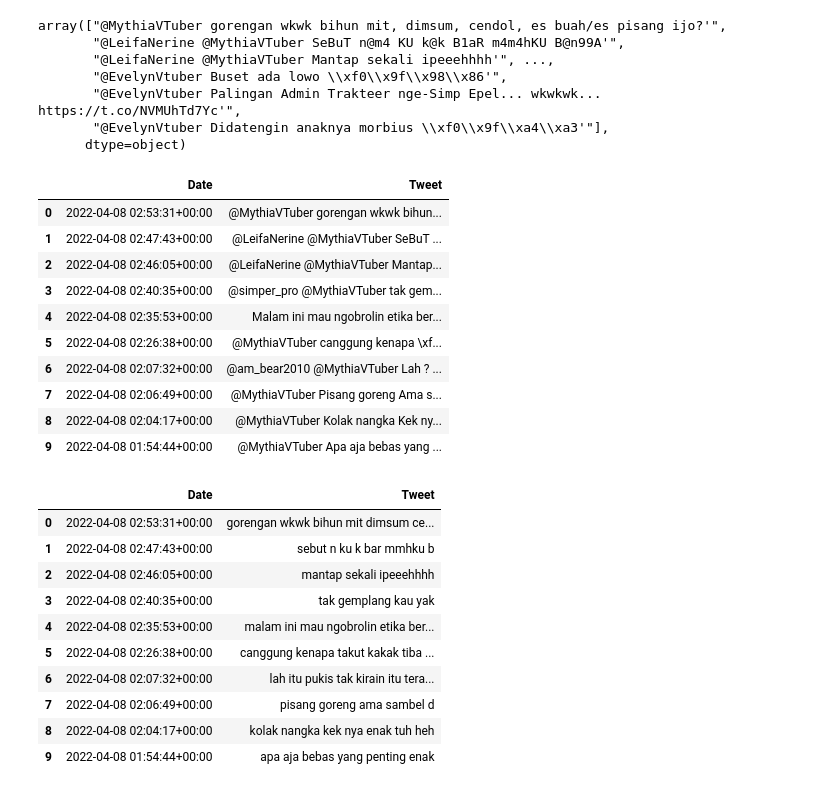
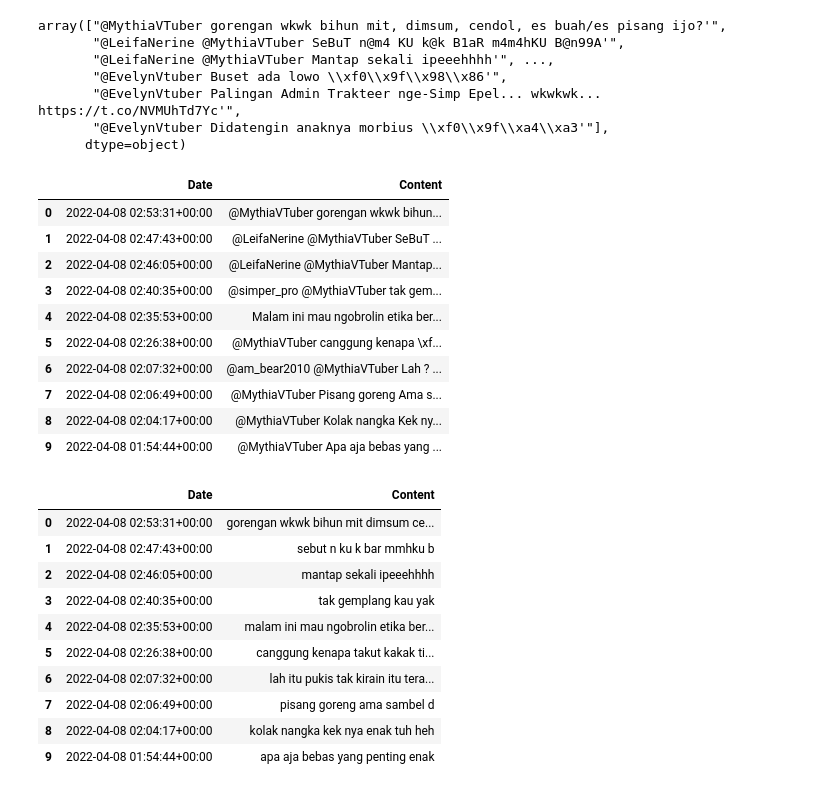
Before and after one commit to NAiTO2911/SentimentAnalystVTUBERIndonesia, a Jupyter notebook: cleaning.ipynb, the cells around one changed output. Saved outputs shown, nothing was run; the diff lists cells and outputs as text; code cells hidden in the pictures.

```diff
--- a/cleaning.ipynb
+++ b/cleaning.ipynb
@@ -53,8 +54,8 @@ data.head(10)
 | 8 | 2022-04-08 02:04:17+00:00 | b'@MythiaVTuber Kolak nangka \nKe... |
 | 9 | 2022-04-08 01:54:44+00:00 | b'@MythiaVTuber Apa aja bebas yan... |
 # %%
-data['Tweet'] =  data['Tweet'].apply(lambda x : cleaning(x))
-data['Tweet'].values
+data['Content'] =  data['Content'].apply(lambda x : cleaning(x))
+data['Content'].values
 # %% [output]
 array(["@MythiaVTuber gorengan wkwk bihun mit, dimsum, cendol, es buah/es pisang ijo?'",
        "@LeifaNerine @MythiaVTuber SeBuT n@m4 KU k@k B1aR m4m4hKU B@n99A'",
@@ -70,7 +71,7 @@ with open("stopwords.txt", "r") as f:
     stop_words = stop_words.split()
 data.head(10)
 # %% [output]
-|  | Date | Tweet |
+|  | Date | Content |
 | 0 | 2022-04-08 02:53:31+00:00 | @MythiaVTuber gorengan wkwk bihun... |
 | 1 | 2022-04-08 02:47:43+00:00 | @LeifaNerine @MythiaVTuber SeBuT ... |
 | 2 | 2022-04-08 02:46:05+00:00 | @LeifaNerine @MythiaVTuber Mantap... |
@@ -106,42 +107,42 @@ def preprocessor(text):
     text = text.replace('xe', '')
     text = text.replace('xf', '')
     text = text.replace('xh', '')
     text = text.replace('xi', '')
     text = text.replace('xj', '')
     text = text.replace('xk', '')
     text = text.replace('xl', '')
     text = text.replace('xn', '')
     text = text.replace('xo', '')
     text = text.replace('xp', '')
     text = text.replace('xq', '')
     text = text.replace('xr', '')
     text = text.replace('xs', '')
     text = text.replace('xt', '')
     text = text.replace('xu', '')
     text = text.replace('xv', '')
     text = text.replace('xw', '')
     text = text.replace('xx', '')
     text = text.replace('xy', '')
     text = text.replace('xz', '')
     text = text.replace('x ', '')
     text = text.replace('b ', '')
     text = text.replace('x ', '')
     text = text.replace('e ', '')
     text = text.replace('c ', '')
     text = text.replace('f ', '')
     return text
-data['Tweet'] = data['Tweet'].apply(lambda x : preprocessor(x))
-data['Tweet'].values
+data['Content'] = data['Content'].apply(lambda x : preprocessor(x))
+data['Content'].values
 
 data.head(10)
 # %% [output]
-|  | Date | Tweet |
+|  | Date | Content |
 | 0 | 2022-04-08 02:53:31+00:00 | gorengan wkwk bihun mit dimsum ce... |
 | 1 | 2022-04-08 02:47:43+00:00 | sebut n ku k bar mmhku b |
 | 2 | 2022-04-08 02:46:05+00:00 | mantap sekali ipeeehhhh |
 | 3 | 2022-04-08 02:40:35+00:00 | tak gemplang kau yak |
 | 4 | 2022-04-08 02:35:53+00:00 | malam ini mau ngobrolin etika ber... |
-| 5 | 2022-04-08 02:26:38+00:00 | canggung kenapa takut kakak tiba ... |
+| 5 | 2022-04-08 02:26:38+00:00 | canggung kenapa takut kakak ti... |
 | 6 | 2022-04-08 02:07:32+00:00 | lah itu pukis tak kirain itu tera... |
 | 7 | 2022-04-08 02:06:49+00:00 | pisang goreng ama sambel d |
 | 8 | 2022-04-08 02:04:17+00:00 | kolak nangka kek nya enak tuh heh |
```
Also changed, not shown: parts of 22 cells of this notebook, 11 other files.
